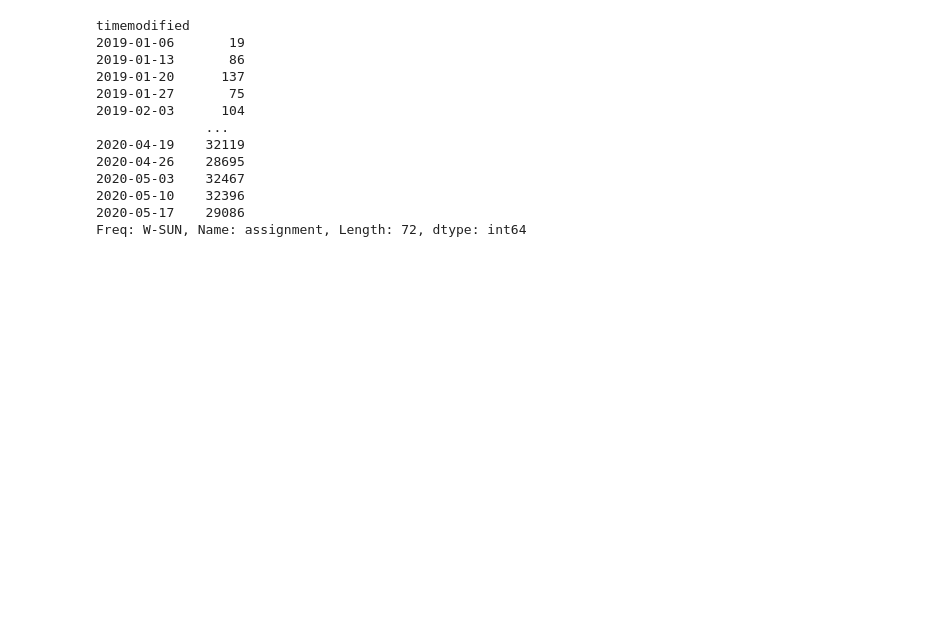
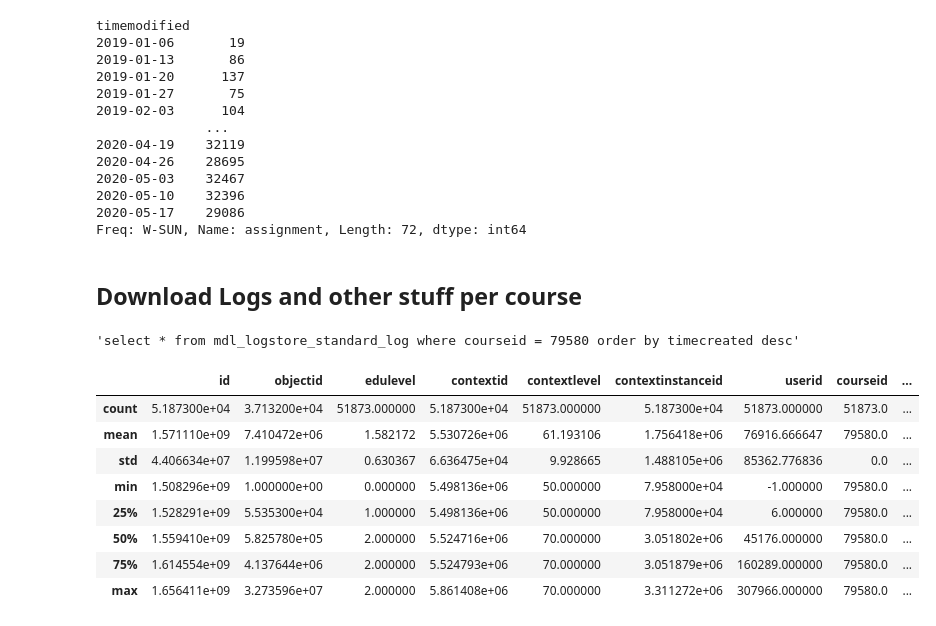
Before and after one commit to gustavo-ifusp/edisc-analytics, a Jupyter notebook: 1-CreateData.ipynb, the cells around one changed output. Drawn from its saved outputs; the diff is of its cells as text; code cells hidden in the pictures; blank space fills up the shorter version.

```diff
--- a/1-CreateData.ipynb
+++ b/1-CreateData.ipynb
@@ -926,3 +1038,5 @@ timemodified
 2020-05-10    32396
 2020-05-17    29086
 Freq: W-SUN, Name: assignment, Length: 72, dtype: int64
+# %% [markdown]
+## Download Logs and other stuff per course
@@ -928,0 +1045,19 @@ Freq: W-SUN, Name: assignment, Length: 72, dtype: int64
+# %%
+f"select * from mdl_logstore_standard_log where courseid = {courseid} order by timecreated desc"
+# %% [output]
+'select * from mdl_logstore_standard_log where courseid = 79580 order by timecreated desc'
+# %%
+sql = f"select * from mdl_logstore_standard_log where courseid = {courseid} order by timecreated desc"
+courselogs = pd.read_sql_query(sql,engine,parse_dates=['timecreated'])
+# %%
+courselogs.describe()
+# %% [output]
+|  | id | objectid | edulevel | contextid | contextlevel | contextinstanceid | userid | courseid | ... |
+| count | 5.187300e+04 | 3.713200e+04 | 51873.000000 | 5.187300e+04 | 51873.000000 | 5.187300e+04 | 51873.000000 | 51873.0 | ... |
+| mean | 1.571110e+09 | 7.410472e+06 | 1.582172 | 5.530726e+06 | 61.193106 | 1.756418e+06 | 76916.666647 | 79580.0 | ... |
+| std | 4.406634e+07 | 1.199598e+07 | 0.630367 | 6.636475e+04 | 9.928665 | 1.488105e+06 | 85362.776836 | 0.0 | ... |
+| min | 1.508296e+09 | 1.000000e+00 | 0.000000 | 5.498136e+06 | 50.000000 | 7.958000e+04 | -1.000000 | 79580.0 | ... |
+| 25% | 1.528291e+09 | 5.535300e+04 | 1.000000 | 5.498136e+06 | 50.000000 | 7.958000e+04 | 6.000000 | 79580.0 | ... |
+| 50% | 1.559410e+09 | 5.825780e+05 | 2.000000 | 5.524716e+06 | 70.000000 | 3.051802e+06 | 45176.000000 | 79580.0 | ... |
+| 75% | 1.614554e+09 | 4.137644e+06 | 2.000000 | 5.524793e+06 | 70.000000 | 3.051879e+06 | 160289.000000 | 79580.0 | ... |
+| max | 1.656411e+09 | 3.273596e+07 | 2.000000 | 5.861408e+06 | 70.000000 | 3.311272e+06 | 307966.000000 | 79580.0 | ... |
```
Also changed, not shown: parts of 13 cells of this notebook, 3 other files.
